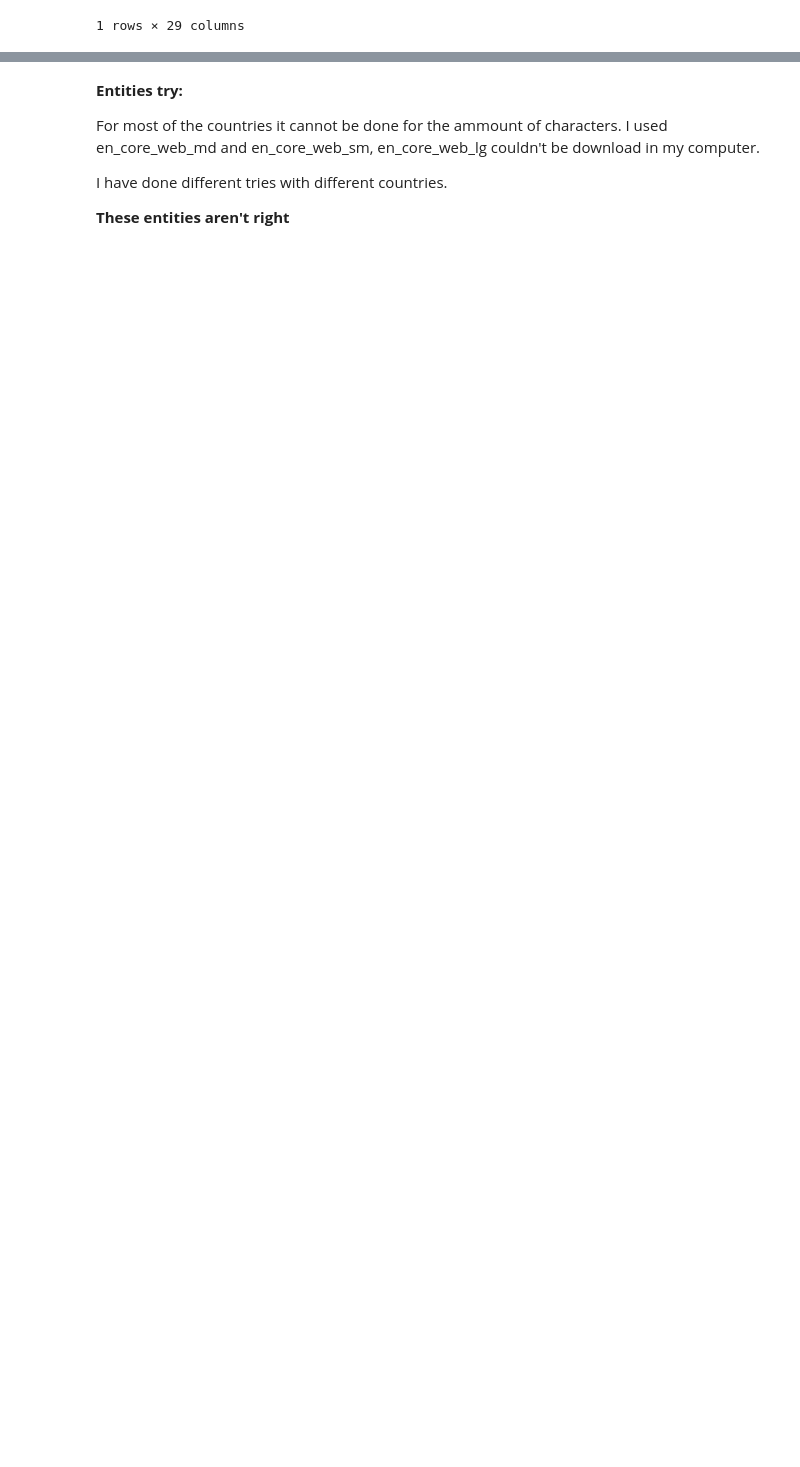
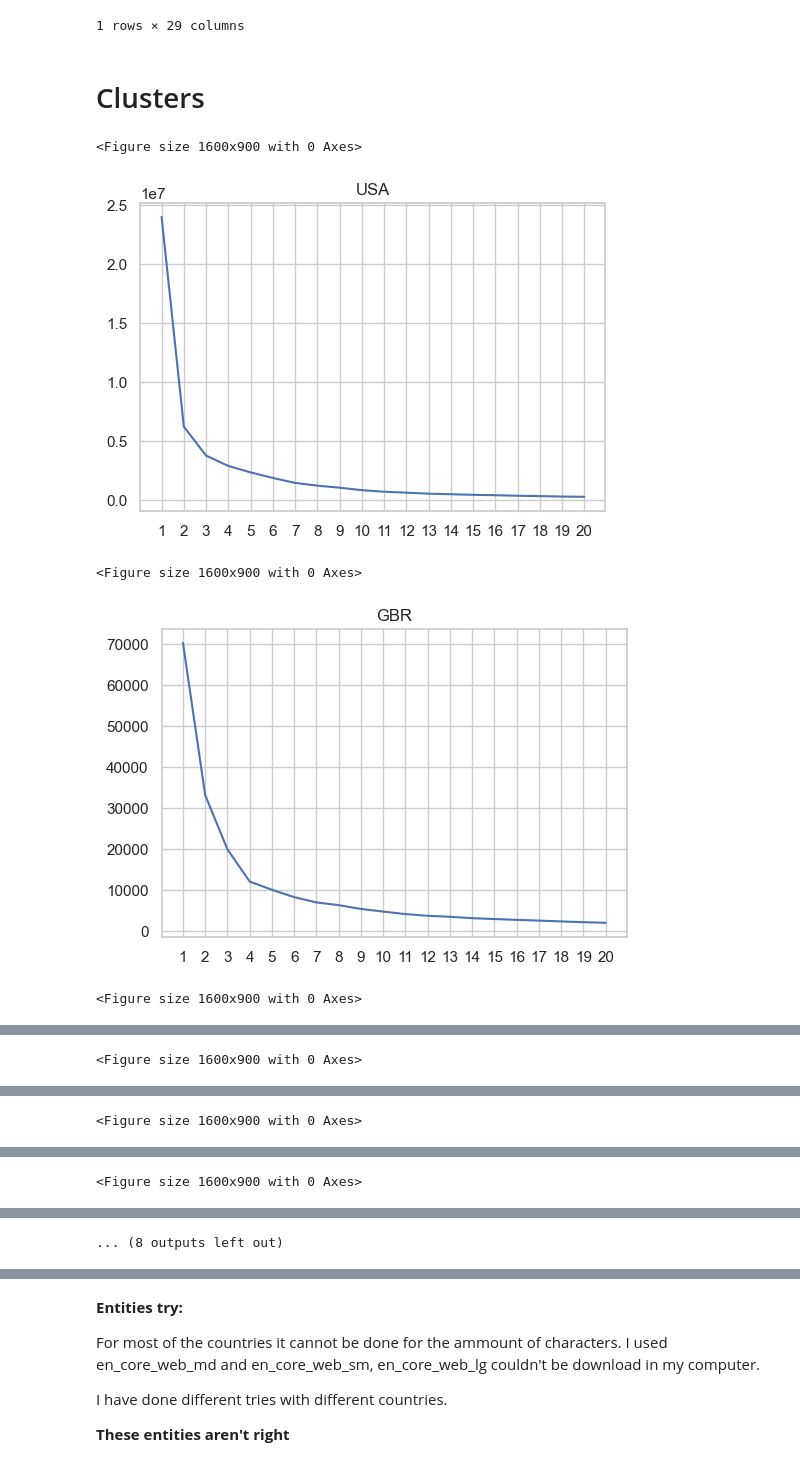
Before and after one commit to MartaGDC/Queering-the-map, a Jupyter notebook: notebooks/4. Discourse.ipynb, the cells around one changed output, grey strips where cells are left out. Drawn from its saved outputs; the diff is of its cells as text; code cells hidden in the pictures; blank space fills up the shorter version.

Commit message:
clusters

```diff
--- a/notebooks/4. Discourse.ipynb
+++ b/notebooks/4. Discourse.ipynb
@@ -406,3 +409,25 @@ df.sample()
 |  | id_web | lat | long | comment | language | sentiment | type_sentiment | characters | emotionality | ... |
 | 104520 | 111487 | 26.77901 | -80.081738 | fell in love w an enby and simped... | en | 0.9057 | 3 | 187 | 0.062884 | ... |
 1 rows × 29 columns
+# %% [markdown]
+# Clusters
+# %%
+df_copy = df[["lat", "long", "country_code"]]
+# %%
+for i in top_countries.index:
+    kmeans = [KMeans(n_clusters=j, n_init=10) for j in range(1,21)] # n_init=10 to avoid the error message
+    for model in kmeans:
+        model.fit(df_copy[["lat", "long"]][df_copy["country_code"]==i])
+    inertias = [model.inertia_ for model in kmeans]
+    plt.figure()
+    plt.figure(figsize=(6, 4))
+    plt.plot(range(1,21),inertias)
+    plt.xticks(range(1,21))
+    plt.title(i)
+    plt.show();
+# %% [output]
+<Figure size 1600x900 with 0 Axes>
+[figure, added]
+<Figure size 1600x900 with 0 Axes>
+[figure, added]
+<Figure size 1600x900 with 0 Axes>
@@ -408,0 +435 @@ df.sample()
+<Figure size 1600x900 with 0 Axes>
@@ -408,0 +437 @@ df.sample()
+<Figure size 1600x900 with 0 Axes>
@@ -408,0 +439 @@ df.sample()
+<Figure size 1600x900 with 0 Axes>
@@ -408,0 +441 @@ df.sample()
+... (8 outputs left out)
```
Also changed, not shown: parts of 9 cells of this notebook, 6 other files.
